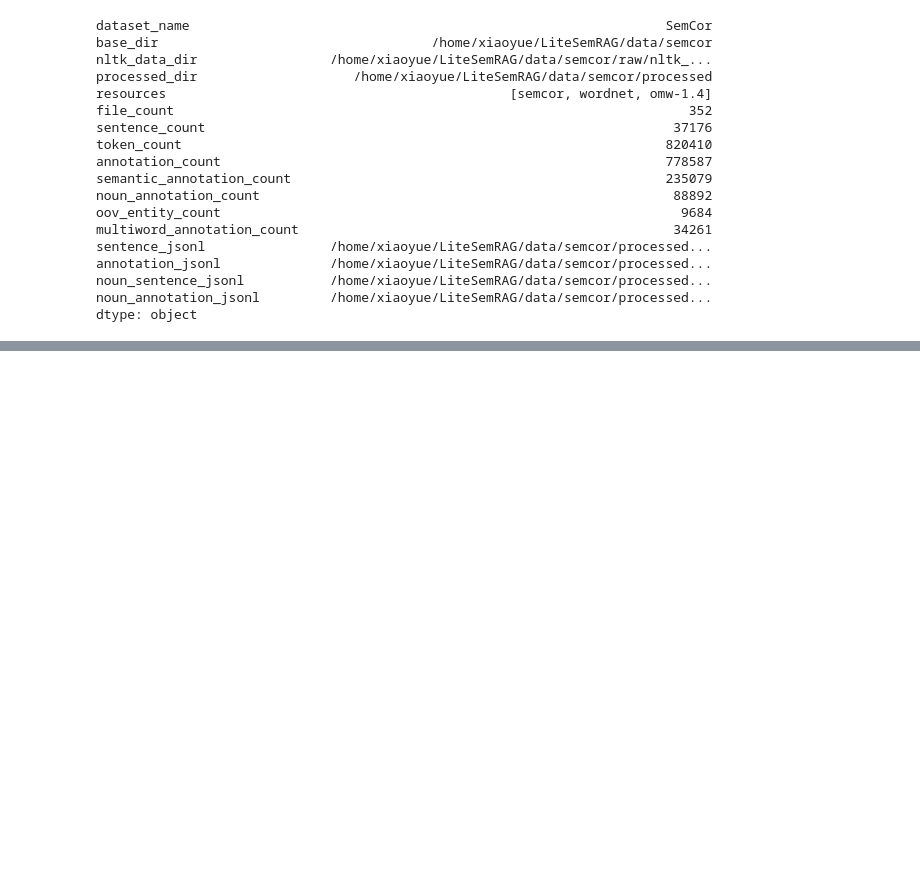
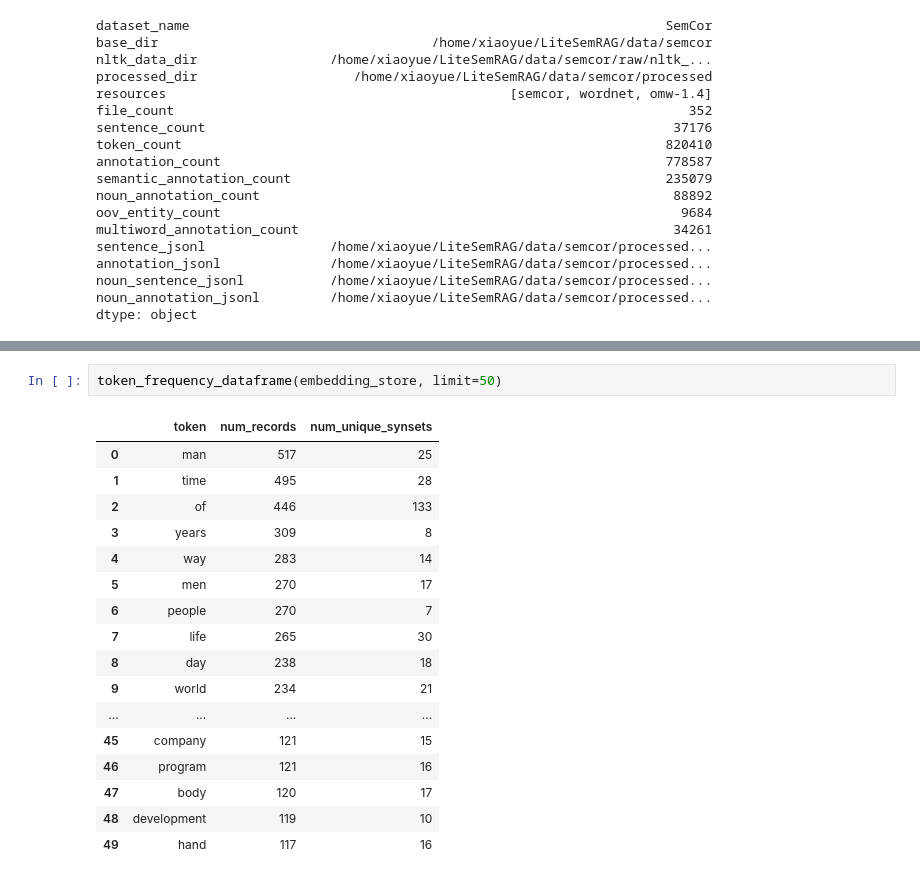
Before and after one commit to YxRicardo/LiteSemRAG, a Jupyter notebook: semcor_embeds_explore.ipynb, the cells around one changed output, grey strips where cells are left out. Saved outputs shown, nothing was run; the diff lists cells and outputs as text; blank space fills up the shorter version.

```diff
--- a/semcor_embeds_explore.ipynb
+++ b/semcor_embeds_explore.ipynb
@@ -406,2 +461,22 @@ embedding_store["stats"]
+# %%
+token_frequency_dataframe(embedding_store, limit=50)
+# %% [output]
+|  | token | num_records | num_unique_synsets |
+| 0 | man | 517 | 25 |
+| 1 | time | 495 | 28 |
+| 2 | of | 446 | 133 |
+| 3 | years | 309 | 8 |
+| 4 | way | 283 | 14 |
+| 5 | men | 270 | 17 |
+| 6 | people | 270 | 7 |
+| 7 | life | 265 | 30 |
+| 8 | day | 238 | 18 |
+| 9 | world | 234 | 21 |
+| ... | ... | ... | ... |
+| 45 | company | 121 | 15 |
+| 46 | program | 121 | 16 |
+| 47 | body | 120 | 17 |
+| 48 | development | 119 | 10 |
+| 49 | hand | 117 | 16 |
 # %%
 lookup_semcor_dataframe(embedding_store, "election", mode="token", limit=10)
```
Also changed, not shown: parts of 7 cells of this notebook.
